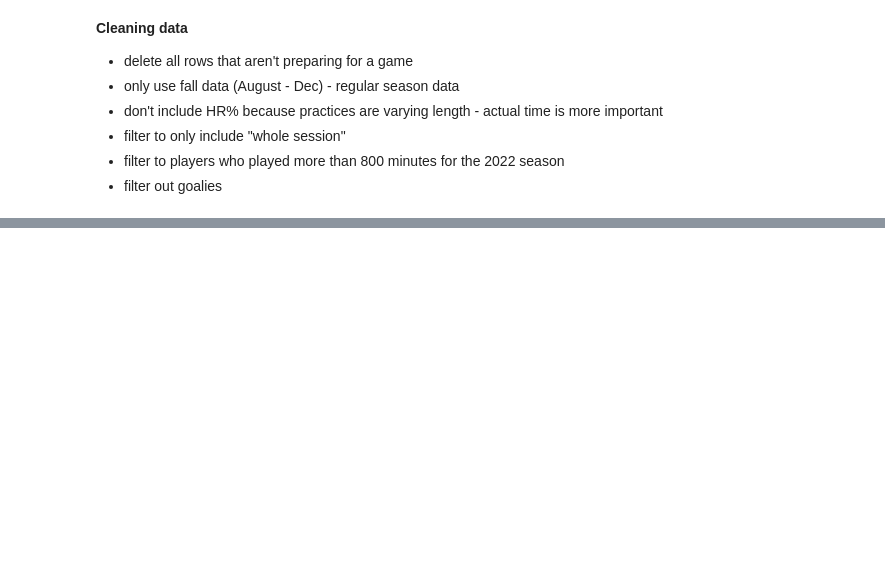
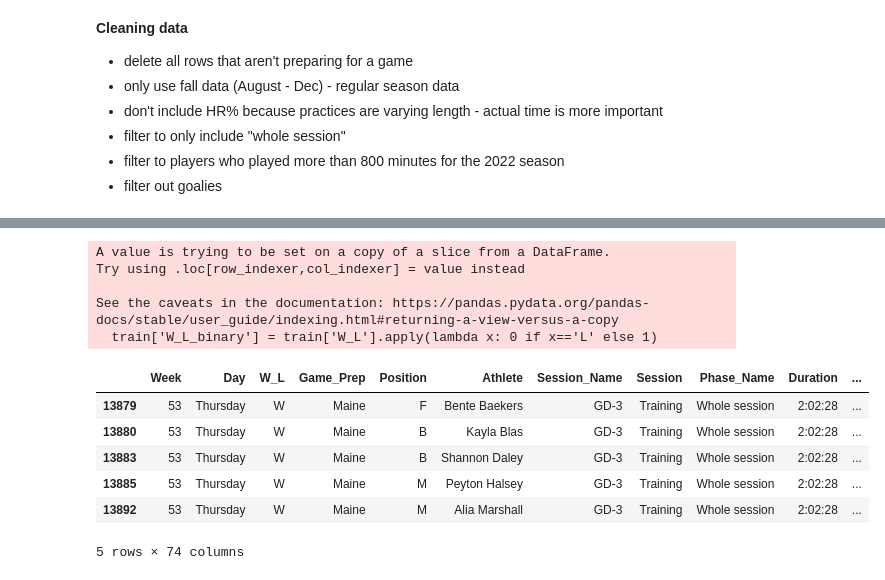
Before and after one commit to kdnu24/STAT303-2--project, a Jupyter notebook: Final_Project.ipynb, the cells around one changed output, grey strips where cells are left out. Cells and saved outputs as stored; diff of their text form; code cells hidden in the pictures; blank space fills up the shorter version.

```diff
--- a/Final_Project.ipynb
+++ b/Final_Project.ipynb
@@ -70,0 +112,18 @@ train.head(30)
+# %%
+#adding a binary column for W and Loss
+train.columns = train.columns.str.replace(' ', '_')
+train['W_L_binary'] = train['W_L'].apply(lambda x: 0 if x=='L' else 1)
+train.head()
+# %% [output]
+A value is trying to be set on a copy of a slice from a DataFrame.
+Try using .loc[row_indexer,col_indexer] = value instead
+
+See the caveats in the documentation: https://pandas.pydata.org/pandas-docs/stable/user_guide/indexing.html#returning-a-view-versus-a-copy
+  train['W_L_binary'] = train['W_L'].apply(lambda x: 0 if x=='L' else 1)
+|  | Week | Day | W_L | Game_Prep | Position | Athlete | Session_Name | Session | Phase_Name | Duration | ... |
+| 13879 | 53 | Thursday | W | Maine | F | Bente Baekers | GD-3 | Training | Whole session | 2:02:28 | ... |
+| 13880 | 53 | Thursday | W | Maine | B | Kayla Blas | GD-3 | Training | Whole session | 2:02:28 | ... |
+| 13883 | 53 | Thursday | W | Maine | B | Shannon Daley | GD-3 | Training | Whole session | 2:02:28 | ... |
+| 13885 | 53 | Thursday | W | Maine | M | Peyton Halsey | GD-3 | Training | Whole session | 2:02:28 | ... |
+| 13892 | 53 | Thursday | W | Maine | M | Alia Marshall | GD-3 | Training | Whole session | 2:02:28 | ... |
+5 rows × 74 columns
```
Also changed, not shown: parts of 15 cells of this notebook.
